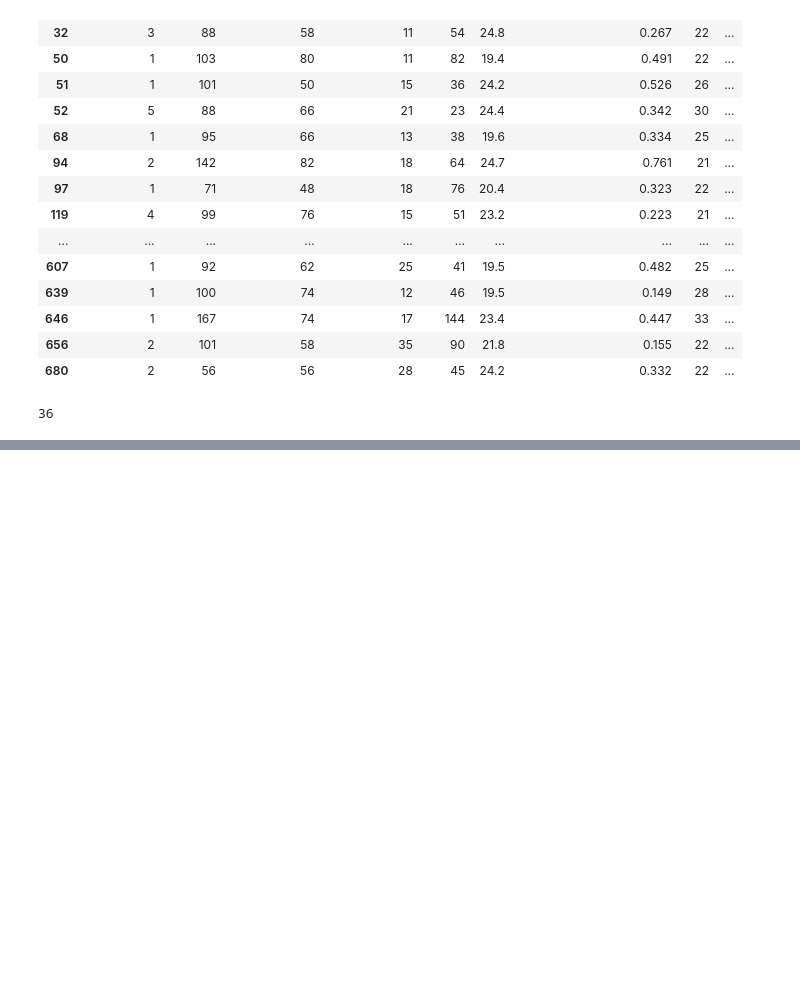
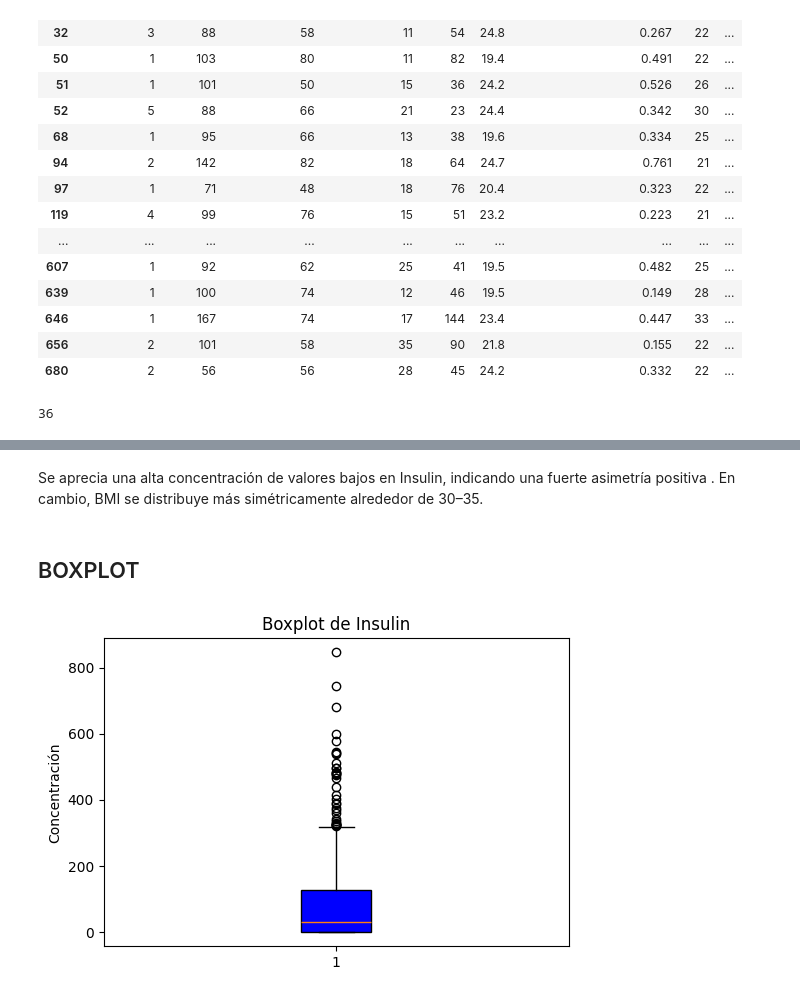
Before and after one commit to SofiaSacoto/LaboratorioGit, a Jupyter notebook: EstadisticaDescriptiva_SofiaSacoto.ipynb, the cells around one changed output, grey strips where cells are left out. Drawn from its saved outputs; the diff is of its cells as text; code cells hidden in the pictures; blank space fills up the shorter version.

```diff
--- a/EstadisticaDescriptiva_SofiaSacoto.ipynb
+++ b/EstadisticaDescriptiva_SofiaSacoto.ipynb
@@ -194,0 +223,13 @@ len(diabetes[(diabetes['Insulin'] >= 16) & (diabetes['Insulin'] <= 166) & (diabe
+# %% [markdown]
+Se aprecia una alta concentración de valores bajos en Insulin, indicando una fuerte asimetría positiva . En cambio, BMI se distribuye más simétricamente alrededor de 30–35.
+# %% [markdown]
+## BOXPLOT
+# %%
+# BOXPLOT de insulina
+plt.figure(figsize=(6,4))
+plt.boxplot(diabetes['Insulin'].dropna(), patch_artist=True, boxprops=dict(facecolor='blue'))
+plt.title("Boxplot de Insulin")
+plt.ylabel("Concentración")
+plt.show()
+# %% [output]
+[figure, added]
```
Also changed, not shown: parts of 15 cells of this notebook.
